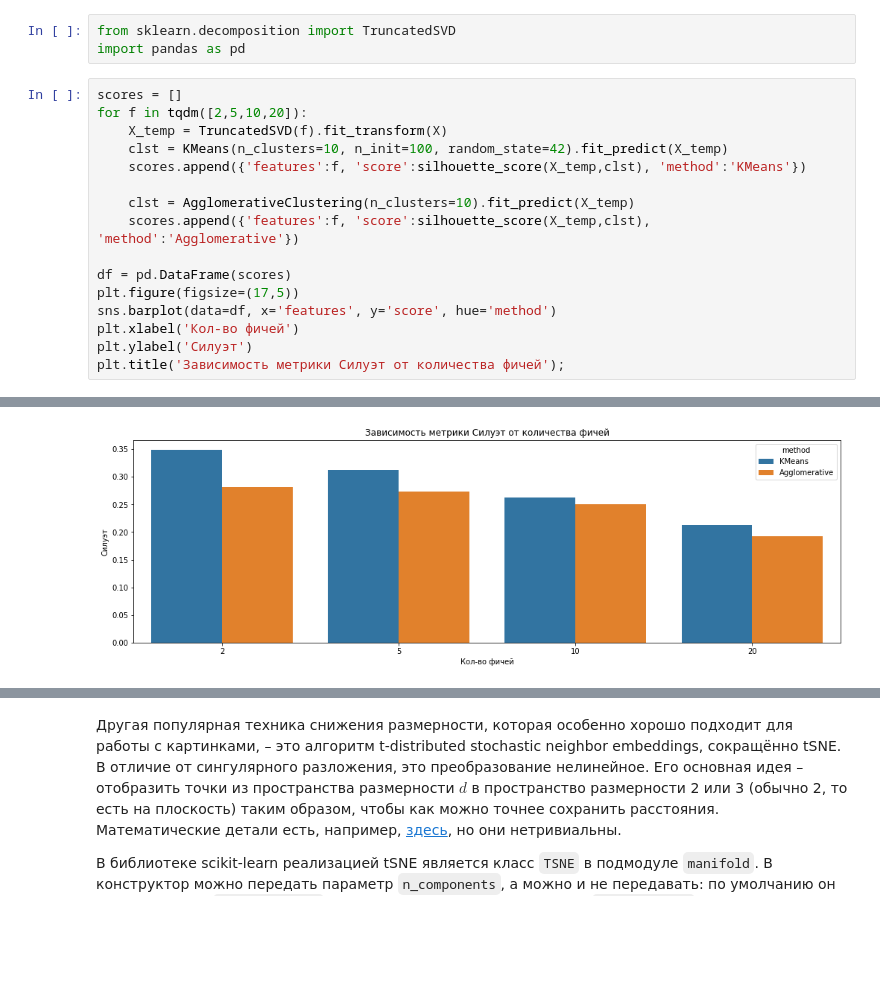
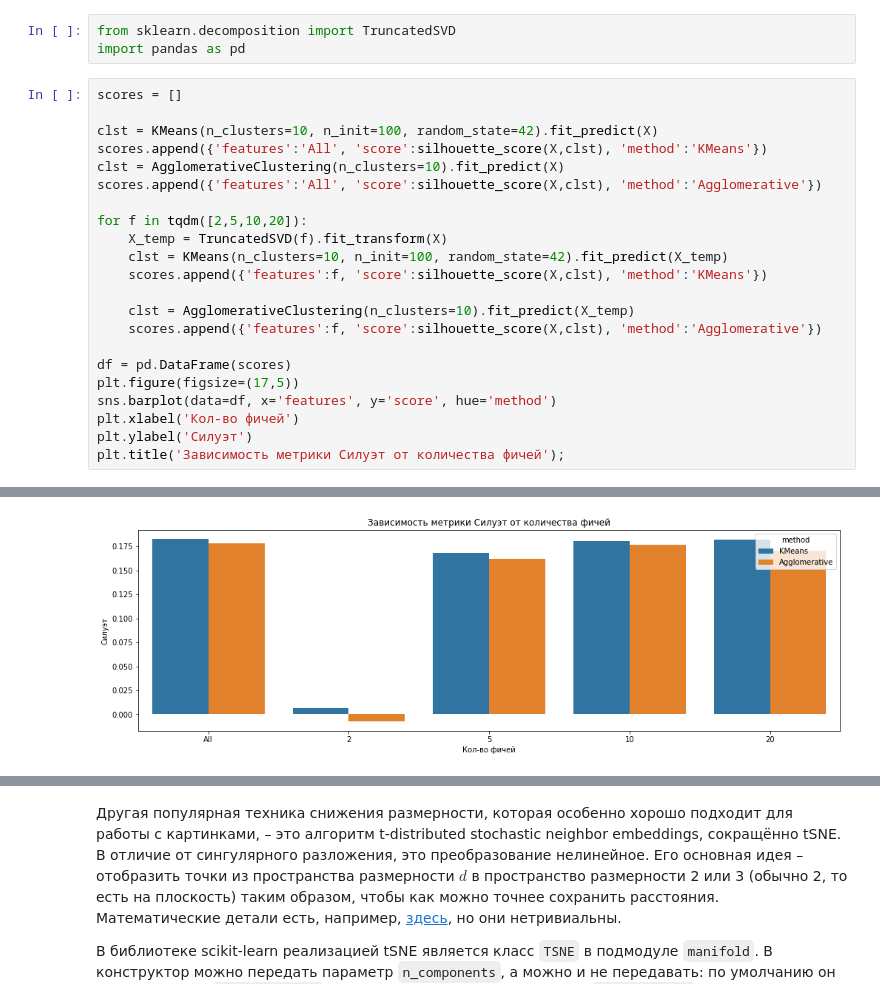
Before and after one commit to slivka83/share, a Jupyter notebook: clustering.ipynb, the cells around one changed output, grey strips where cells are left out. Saved outputs shown, nothing was run; the diff lists cells and outputs as text; blank space fills up the shorter version.

```diff
--- a/clustering.ipynb
+++ b/clustering.ipynb
@@ -236,22 +242,28 @@ from sklearn.decomposition import TruncatedSVD
 import pandas as pd
 # %%
 scores = []
+
+clst = KMeans(n_clusters=10, n_init=100, random_state=42).fit_predict(X)
+scores.append({'features':'All', 'score':silhouette_score(X,clst), 'method':'KMeans'})
+clst = AgglomerativeClustering(n_clusters=10).fit_predict(X)
+scores.append({'features':'All', 'score':silhouette_score(X,clst), 'method':'Agglomerative'})
+
 for f in tqdm([2,5,10,20]):
     X_temp = TruncatedSVD(f).fit_transform(X)
     clst = KMeans(n_clusters=10, n_init=100, random_state=42).fit_predict(X_temp)
-    scores.append({'features':f, 'score':silhouette_score(X_temp,clst), 'method':'KMeans'})
+    scores.append({'features':f, 'score':silhouette_score(X,clst), 'method':'KMeans'})
 
     clst = AgglomerativeClustering(n_clusters=10).fit_predict(X_temp)
-    scores.append({'features':f, 'score':silhouette_score(X_temp,clst), 'method':'Agglomerative'})
+    scores.append({'features':f, 'score':silhouette_score(X,clst), 'method':'Agglomerative'})
 
 df = pd.DataFrame(scores)
 plt.figure(figsize=(17,5))
 sns.barplot(data=df, x='features', y='score', hue='method')
 plt.xlabel('Кол-во фичей')
 plt.ylabel('Силуэт')
 plt.title('Зависимость метрики Силуэт от количества фичей');
 # %% [output]
 [interactive output not drawn]
-[figure, old version]
+[figure, new version]
 # %%
 scores = []
```
Also changed, not shown: parts of 13 cells of this notebook.
